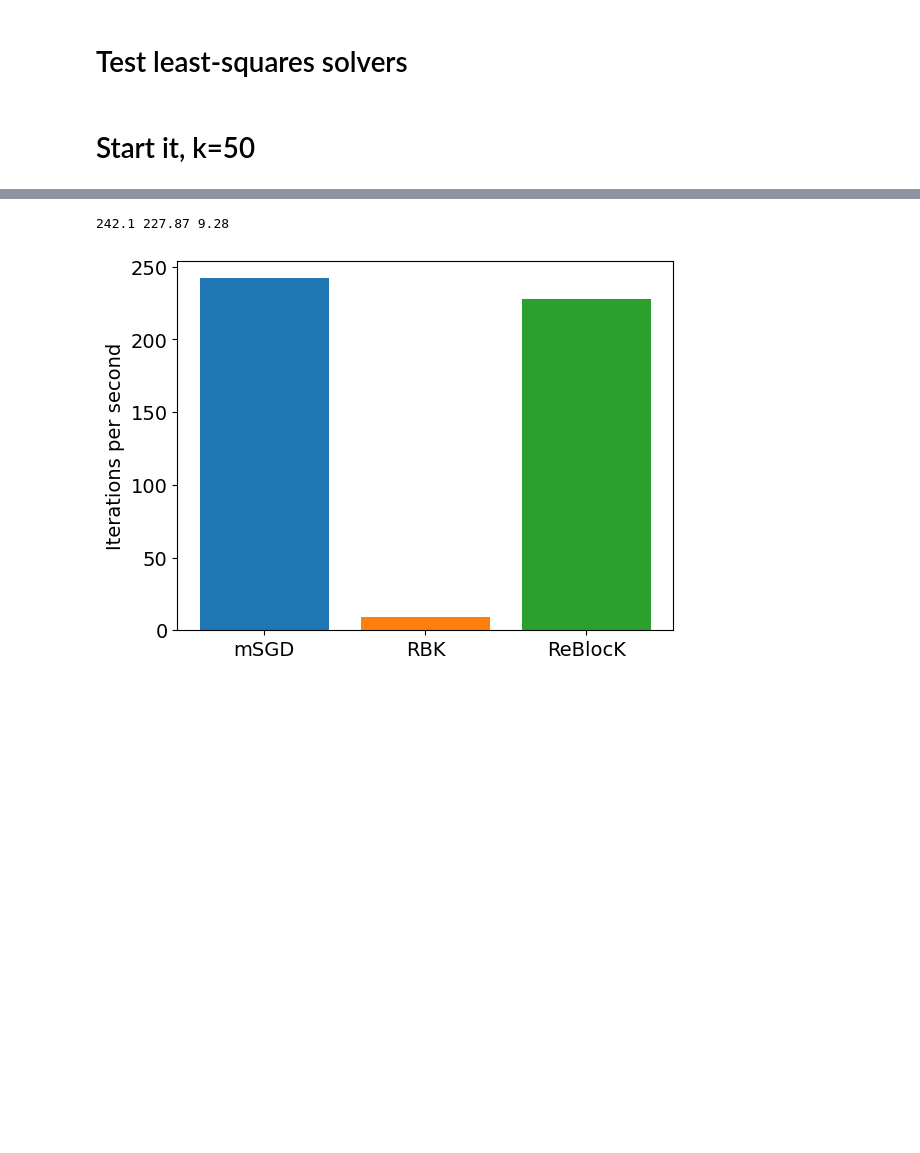
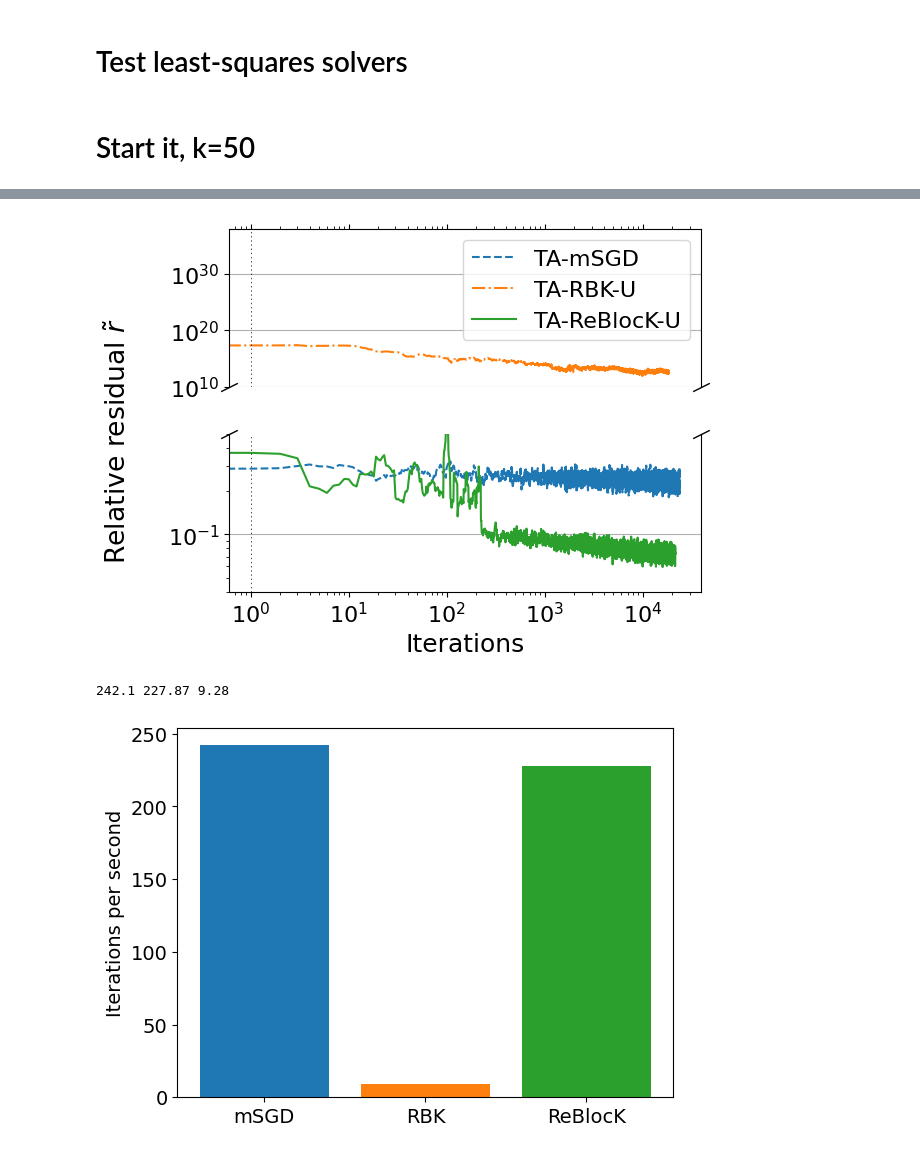
Before and after one commit to ggoldsh/block-kaczmarz-without-preprocessing, a Jupyter notebook: notebooks/NGD_examples.ipynb, the cells around one changed output, grey strips where cells are left out. Drawn from its saved outputs; the diff is of its cells as text; code cells hidden in the pictures; blank space fills up the shorter version.

```diff
--- a/notebooks/NGD_examples.ipynb
+++ b/notebooks/NGD_examples.ipynb
@@ -365,3 +369,54 @@ plt.savefig("NN_start.pdf", bbox_inches='tight')
+# %%
+# See https://matplotlib.org/stable/gallery/subplots_axes_and_figures/broken_axis.html
+plt.rcParams.update({'font.size': 16})
+plt.rcParams.update({'axes.labelsize': 18})
+
+fig, (ax1, ax2) = plt.subplots(2, 1, sharex=True)
+fig.subplots_adjust(hspace=0.3)  # adjust space between Axes
+
+# Plot the same data on both Axes
+ax1.plot(get_es(e_sgd), label='TA-mSGD', linestyle='dashed')
+ax1.plot(get_es(e_rbk), label='TA-RBK-U', linestyle='dashdot')
+ax1.plot(get_es(e_reblock), label='TA-ReBlocK-U')
+ax1.axvline(1.0, color='black', dashes=[2,4], linewidth=0.5)
+ax1.set_yscale('log')
+ax1.set_xscale('log')
+ax1.set_ylim(1e10, 1e38)  # RBK
+ax1.grid(axis='y')
+
+
+ax2.plot(get_es(e_sgd), label='TA-mSGD', linestyle='dashed')
+ax2.plot(get_es(e_rbk), label='TA-RBK-U', linestyle='dashdot')
+ax2.plot(get_es(e_reblock), label='TA-ReBlocK-U')
+ax2.axvline(1.0, color='black', dashes=[2,4], linewidth=0.5)
+ax2.set_yscale('log')
+ax2.set_xscale('log')
+ax2.set_ylim(0.04, 0.5)  # mSGD, ReBlocK
+ax2.grid(axis='y')
+
+ax1.legend(loc='upper right')
+
+# hide the spines between ax and ax2
+ax1.spines.bottom.set_visible(False)
+ax2.spines.top.set_visible(False)
+ax1.xaxis.tick_top()
+ax1.tick_params(labeltop=False)  # don't put tick labels at the top
+ax2.xaxis.tick_bottom()
+
+d = .5  # proportion of vertical to horizontal extent of the slanted line
+kwargs = dict(marker=[(-1, -d), (1, d)], markersize=12,
+              linestyle="none", color='k', mec='k', mew=1, clip_on=False)
+ax1.plot([0, 1], [0, 0], transform=ax1.transAxes, **kwargs)
+ax2.plot([0, 1], [1, 1], transform=ax2.transAxes, **kwargs)
+
+ax2.set_xlabel("Iterations")
+fig.supylabel(r"Relative residual $\tilde{r}$")
+plt.tight_layout()
+
+
+plt.savefig("NN_start_it.pdf", bbox_inches='tight')
+# %% [output]
+[figure, added]
 # %%
 sgd_per_second = len(e_sgd) / 100
 reblock_per_second = len(e_reblock) / 100
```
Also changed, not shown: parts of 3 cells of this notebook.
